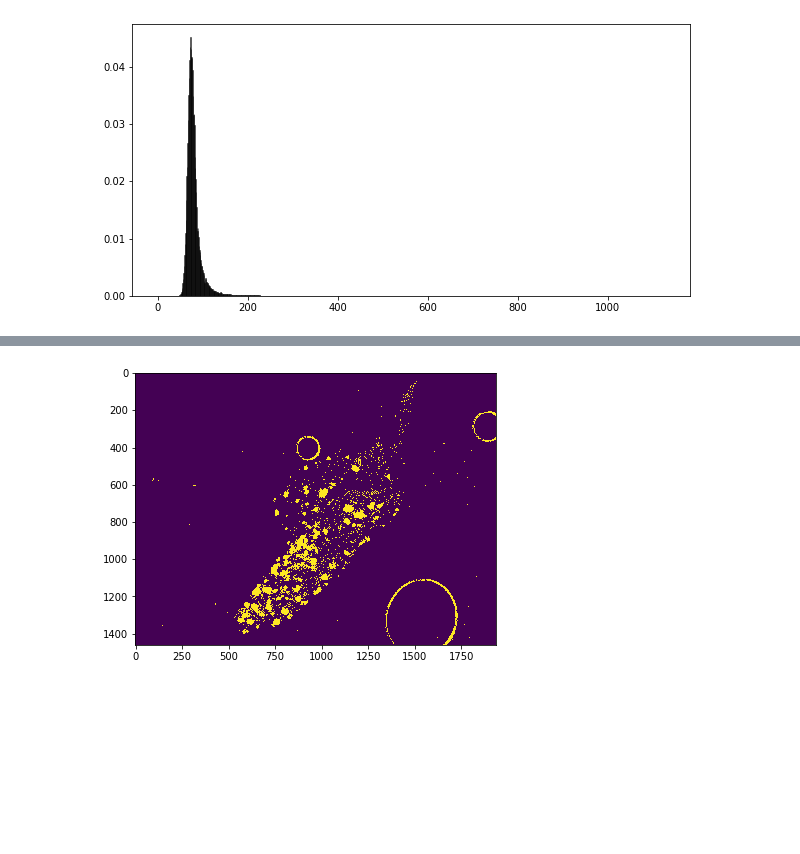
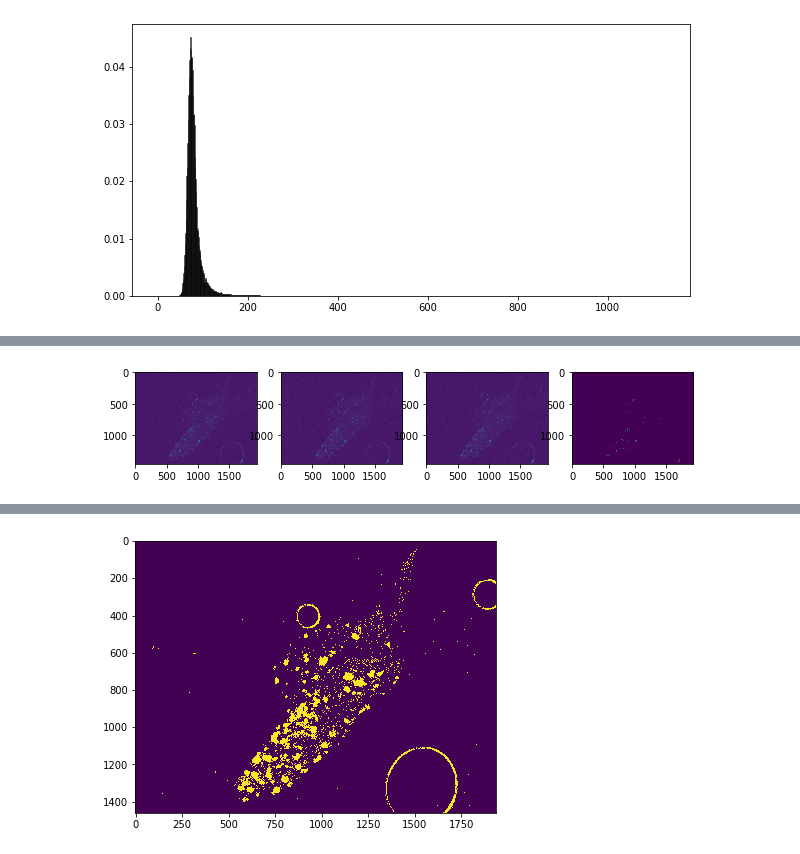
Before and after one commit to DCC-Lab/PyDCCLab, a Jupyter notebook: dcclab/docs/examples/DCCLAB Python module tutorial.ipynb, the cells around one changed output, grey strips where cells are left out. Saved outputs shown, nothing was run; the diff lists cells and outputs as text; code cells hidden in the pictures; blank space fills up the shorter version.

```diff
--- a/dcclab/docs/examples/DCCLAB Python module tutorial.ipynb
+++ b/dcclab/docs/examples/DCCLAB Python module tutorial.ipynb
@@ -92,0 +99,7 @@ _=secondChannel.displayHistogram(normed=True) # Displays the normalized histogra
+# %%
+cziInFloat = firstChannel.convertToNormalizedFloat() # The czi file used is in 16 bits unsigned int
+cziInFloatButDifferent = firstChannel.convertToNormalizedFloatMinToZeroMaxToOne() # Now the max is at 1 and the min at 0
+cziIn8BitsUint = firstChannel.convertTo8BitsUnsignedInteger() # Now in 8 bits unsigned int
+_=dcc.Channel.multiChannelDisplay([firstChannel, cziInFloat, cziInFloatButDifferent, cziIn8BitsUint])
+# %% [output]
+[figure, added]
```
Also changed, not shown: parts of 30 cells of this notebook.
